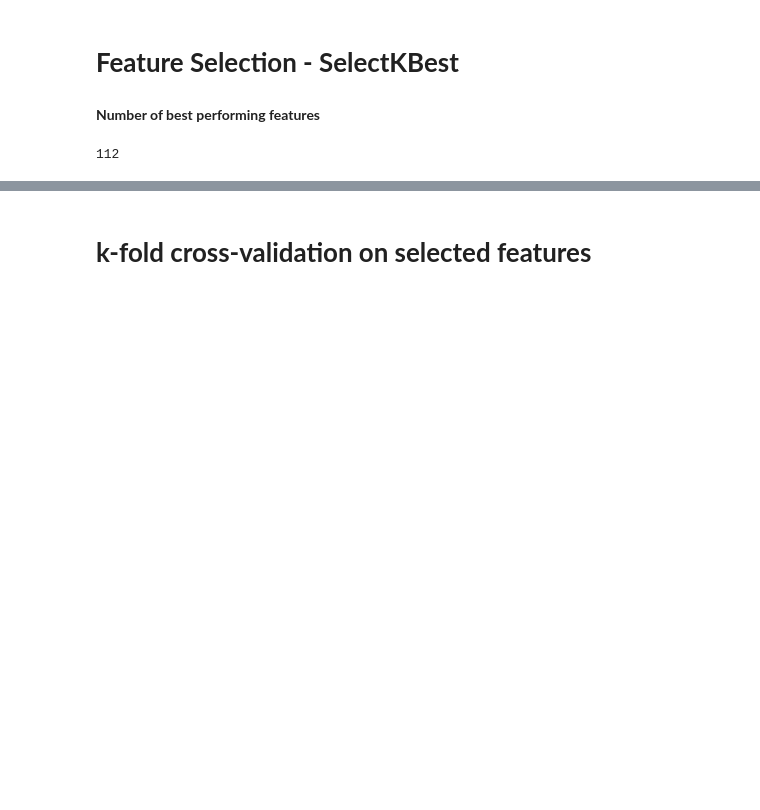
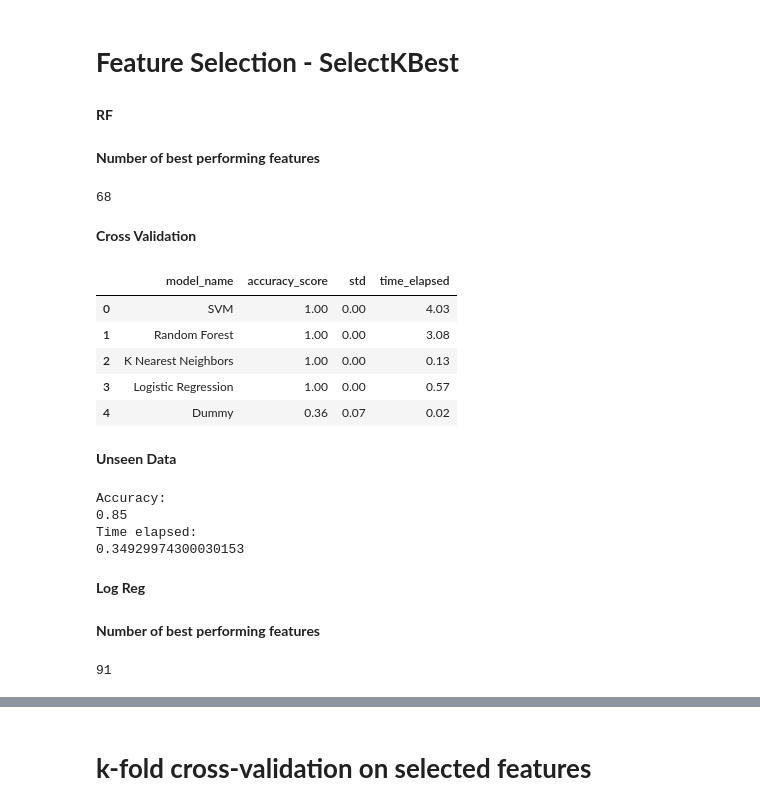
Before and after one commit to ANTTAY001/The-feasibility-of-using-machine-learning-to-classify-calls-to-South-African-emergency-dispatch-cent, a Jupyter notebook: TF_IDF_and_Features.ipynb, the cells around one changed output, grey strips where cells are left out. Cells and saved outputs as stored; diff of their text form; code cells hidden in the pictures; blank space fills up the shorter version.

```diff
--- a/TF_IDF_and_Features.ipynb
+++ b/TF_IDF_and_Features.ipynb
@@ -394,6 +395,7 @@ def featurize(train_df, test_df):
   print('Tfidf...')
   tfidf_word = TfidfVectorizer(analyzer=preprocess_text)
 
+  start=timer()
   train_word_features = tfidf_word.fit_transform(train_df.description.values)
   test_word_features = tfidf_word.transform(test_df.description.values)
 
@@ -414,6 +416,7 @@ def featurize(train_df, test_df):
                             ))
 
   normalizer = MinMaxScaler()
+
   train_features = normalizer.fit_transform(train_features)
 
   train_features = sparse.csr_matrix(train_features)
@@ -447,12 +450,14 @@ def featurize(train_df, test_df):
 
   feature_names = ['gastrintestinal_symptoms','mental_status_symptoms','malaise_symptoms','heart_related_pain','chest_related_no_pain','mobility problems','difficulty breathing']
   feature_names = feature_names + ['tfidf_word_' + col for col in tfidf_word.get_feature_names()]
-
-  return train_features, test_features, feature_names
+  end=timer()
+  #print("Time Elapsed:")
+  elapsed = end - start
+  return train_features, test_features, feature_names, elapsed
 # %% [markdown]
 # **Get features for TF-IDF + custom features**
 # %%
-train_features, test_features, feature_names = featurize(df_train, df_test)
+train_features, test_features, feature_names, elapsed_time = featurize(df_train, df_test)
 # %% [output]
 Gastrointestinal_symptoms...
 Mental_status_symptoms...
@@ -481,10 +487,12 @@ from sklearn.metrics import classification_report, confusion_matrix, accuracy_sc
 
 for name,model in model_dict.items():
   classifier = model
+  start=timer()
   classifier.fit(train_features, y_train)
   y_pred = classifier.predict(test_features)
-
+  end=timer()
   print(name)
+  print(end-start)
   #print(confusion_matrix(y_test,y_pred))
  # print(classification_report(y_test,y_pred))
   print(accuracy_score(y_test, y_pred))
@@ -660,12 +673,14 @@ eli5.show_weights(log_reg, feature_names = feature_names, top = 100)
 | Weight? Feature +0.437 tfidf_word... | Weight? Feature +0.586 heart_rela... | Weight? Feature +0.458 tfidf_word... |
 # %% [markdown]
 # **Feature Selection - SelectKBest**
+# %% [markdown]
+**RF**
 # %%
 from sklearn.feature_selection import SelectKBest
 #Lets run a for loop to select the value of K that optimizes F1
 
 f1_scores = []
-clf3=SGDClassifier(random_state=3, loss='log')
+clf3=RandomForestClassifier(random_state=123)
 for k in tqdm_notebook(range(1, train_features.shape[1])):
     selector = SelectKBest(k = k)
     train_features_selected = selector.fit_transform(train_features, y_train)
@@ -679,4 +694,34 @@ f1_scores = np.array(f1_scores)
 new_k = np.argmax(f1_scores) + 1
 print(new_k)
 # %% [output]
-112
+68
+# %% [markdown]
+**Cross Validation**
+# %%
+get_accuracy(train_features_selected, y_train, model_dict)
+# %% [output]
+|  | model_name | accuracy_score | std | time_elapsed |
+| 0 | SVM | 1.00 | 0.00 | 4.03 |
+| 1 | Random Forest | 1.00 | 0.00 | 3.08 |
+| 2 | K Nearest Neighbors | 1.00 | 0.00 | 0.13 |
+| 3 | Logistic Regression | 1.00 | 0.00 | 0.57 |
+| 4 | Dummy | 0.36 | 0.07 | 0.02 |
+# %% [markdown]
+**Unseen Data**
+# %%
+classifier = svm.SVC(decision_function_shape='ovo')
+start=timer()
+classifier.fit(train_features_selected, y_train)
+y_pred = classifier.predict(test_features_selected)
+end=timer()
+print("Accuracy:")
+print(accuracy_score(y_test, y_pred))
+print("Time elapsed:")
+print(end-start)
+# %% [output]
+Accuracy:
+0.85
+Time elapsed:
+0.34929974300030153
+# %% [markdown]
+**Log Reg**
@@ -682,0 +741,7 @@ print(new_k)
+# %% [markdown]
+**Number of best performing features**
+# %%
+new_k = np.argmax(f1_scores) + 1
+print(new_k)
+# %% [output]
+91
```
Also changed, not shown: parts of 14 cells of this notebook.
